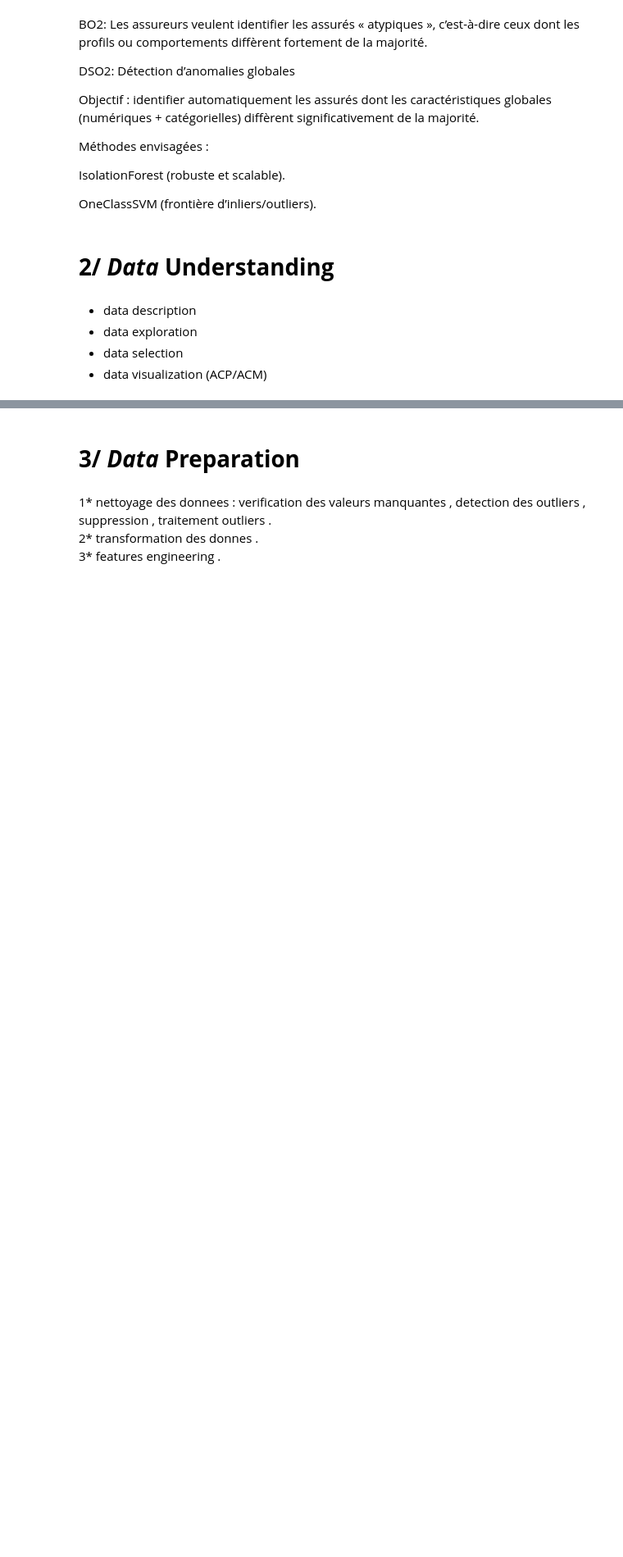
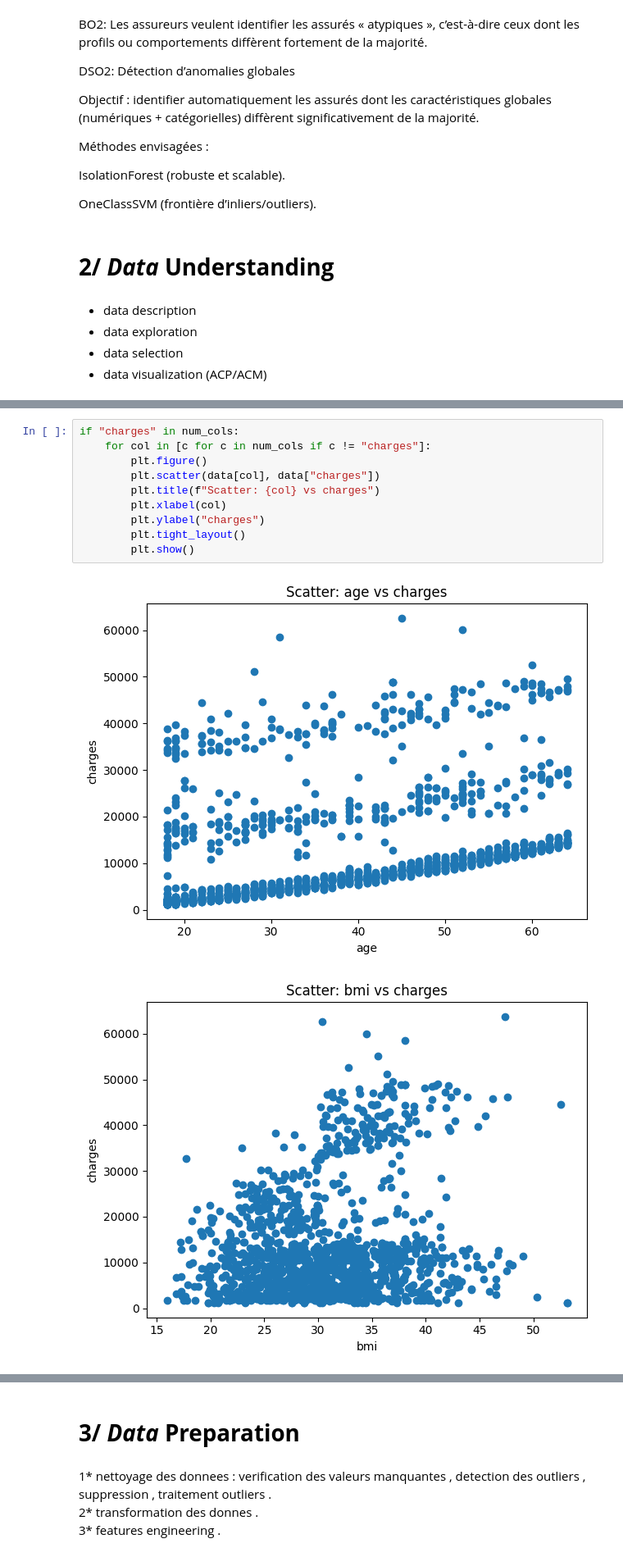
Before and after one commit to yosriawedi/ML-Project-Insurance, a Jupyter notebook: NeuroNova.ipynb, the cells around one changed output, grey strips where cells are left out. Shown at 82% size. Cells and saved outputs as stored; diff of their text form; blank space fills up the shorter version.

```diff
--- a/NeuroNova.ipynb
+++ b/NeuroNova.ipynb
@@ -41,0 +364,13 @@ OneClassSVM (frontière d’inliers/outliers).
+# %%
+if "charges" in num_cols:
+    for col in [c for c in num_cols if c != "charges"]:
+        plt.figure()
+        plt.scatter(data[col], data["charges"])
+        plt.title(f"Scatter: {col} vs charges")
+        plt.xlabel(col)
+        plt.ylabel("charges")
+        plt.tight_layout()
+        plt.show()
+# %% [output]
+[figure, added]
+[figure, added]
```
Also changed, not shown: parts of 86 cells of this notebook.
